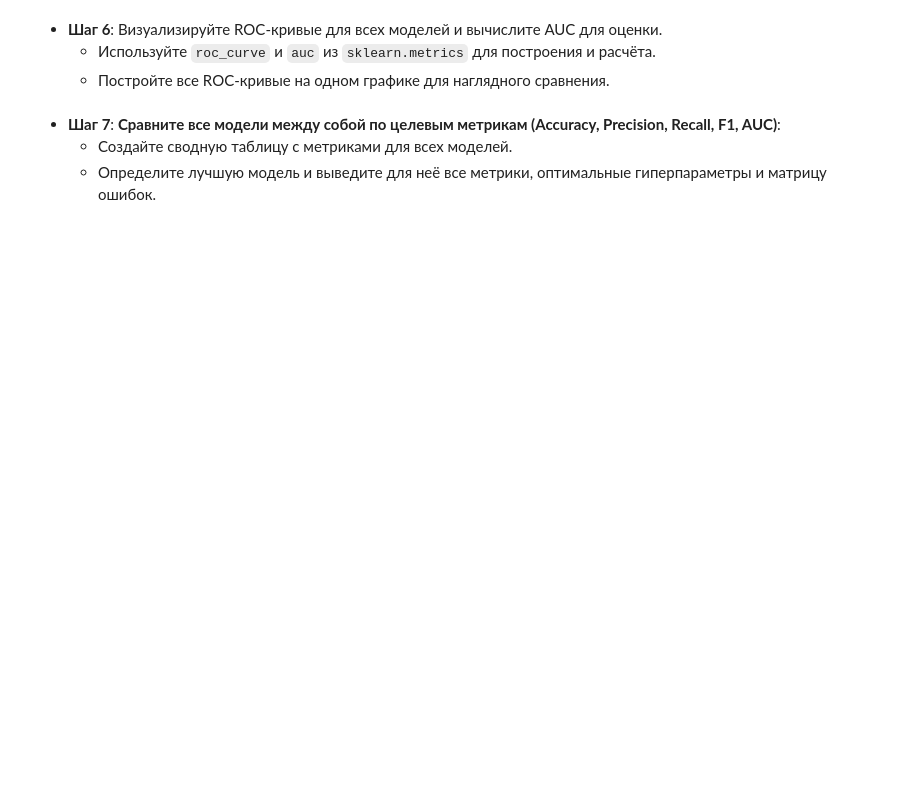
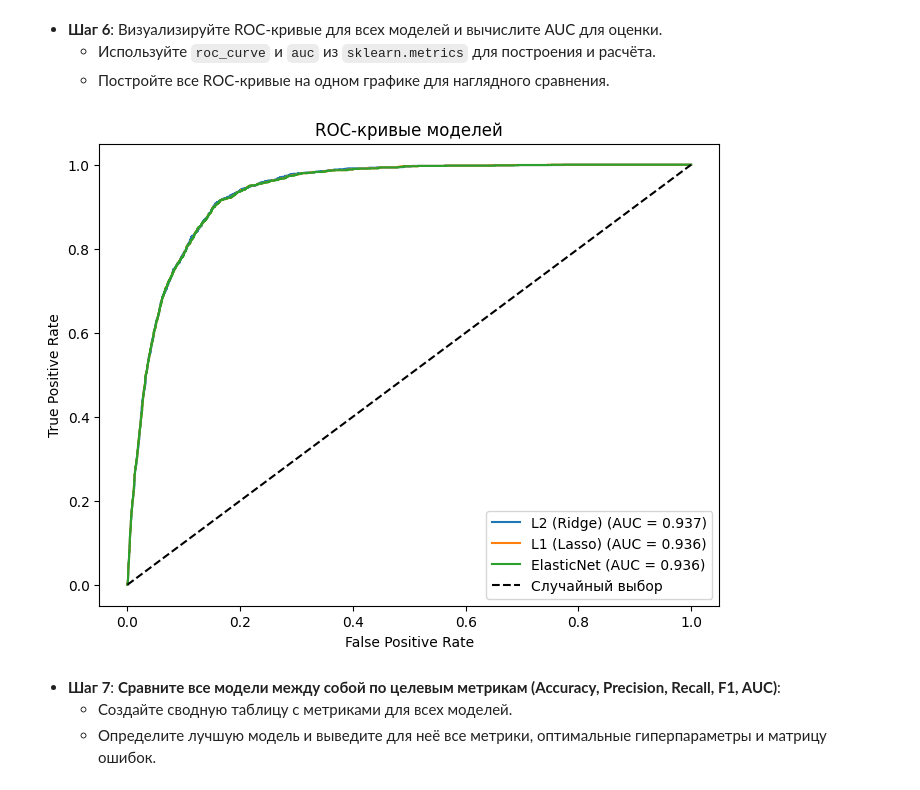
Before and after one commit to re-side/ml_basic, a Jupyter notebook: Практическая_работа_№5_Линейная_и_логистическая_регрессия.ipynb, the cells around one changed output. Cells and saved outputs as stored; diff of their text form; code cells hidden in the pictures; blank space fills up the shorter version.

```diff
--- a/Практическая_работа_№5_Линейная_и_логистическая_регрессия.ipynb
+++ b/Практическая_работа_№5_Линейная_и_логистическая_регрессия.ipynb
@@ -493,0 +521,22 @@ import numpy as np
+# %%
+import numpy as np
+import warnings
+from sklearn.linear_model import LogisticRegression
+from sklearn.model_selection import GridSearchCV, RandomizedSearchCV
+
+C_values = np.logspace(-2, 1, 5)
+
+l2_model = GridSearchCV(LogisticRegression(penalty='l2', max_iter=100, tol=0.01),
+                        param_grid={'C': C_values}, cv=3, n_jobs=-1)
+l2_model.fit(X_train, y_train)
+
+l1_model = RandomizedSearchCV(LogisticRegression(penalty='l1', solver='saga', max_iter=100, tol=0.01),
+                              param_distributions={'C': C_values}, n_iter=3, cv=3, n_jobs=-1, random_state=42)
+l1_model.fit(X_train, y_train)
+
+elastic_model = RandomizedSearchCV(LogisticRegression(penalty='elasticnet', solver='saga', max_iter=100, tol=0.01),
+                                   param_distributions={'C': C_values, 'l1_ratio': [0.5]},
+                                   n_iter=3, cv=3, n_jobs=-1, random_state=42)
+elastic_model.fit(X_train, y_train)
+
+print("Модели успешно обучены")
@@ -507,3 +602,22 @@ import numpy as np
+# %%
+from sklearn.metrics import roc_curve, auc
+
+plt.figure(figsize=(8, 6))
+
+for model, name in zip(models, names):
+    probs = model.predict_proba(X_test)[:, 1]
+    fpr, tpr, _ = roc_curve(y_test, probs)
+    roc_auc = auc(fpr, tpr)
+    plt.plot(fpr, tpr, label=f'{name} (AUC = {roc_auc:.3f})')
+
+plt.plot([0, 1], [0, 1], 'k--', label='Случайный выбор')
+plt.xlabel('False Positive Rate')
+plt.ylabel('True Positive Rate')
+plt.title('ROC-кривые моделей')
+plt.legend()
+plt.show()
+# %% [output]
+[figure, added]
 # %% [markdown]
 - **Шаг 7**: **Сравните все модели между собой по целевым метрикам (Accuracy, Precision, Recall, F1, AUC)**:
   - Создайте сводную таблицу с метриками для всех моделей.
```
Also changed, not shown: parts of 13 cells of this notebook.
